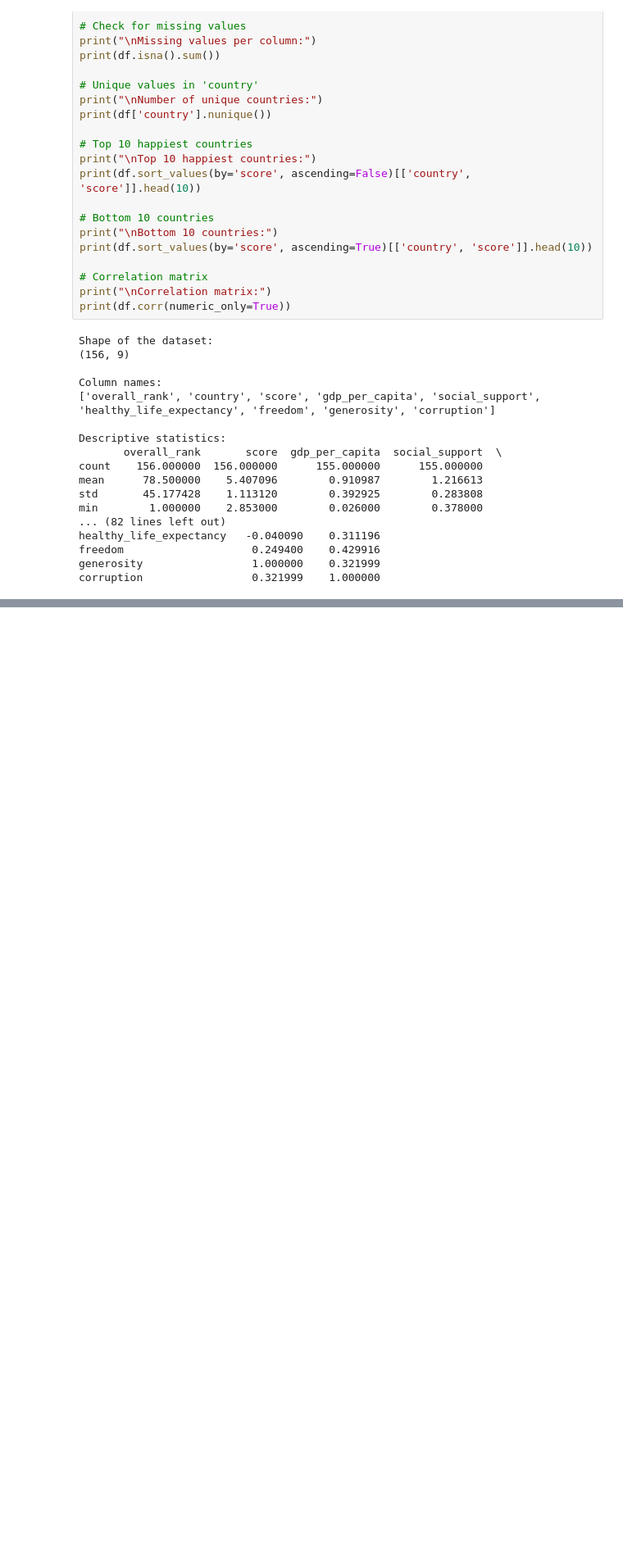
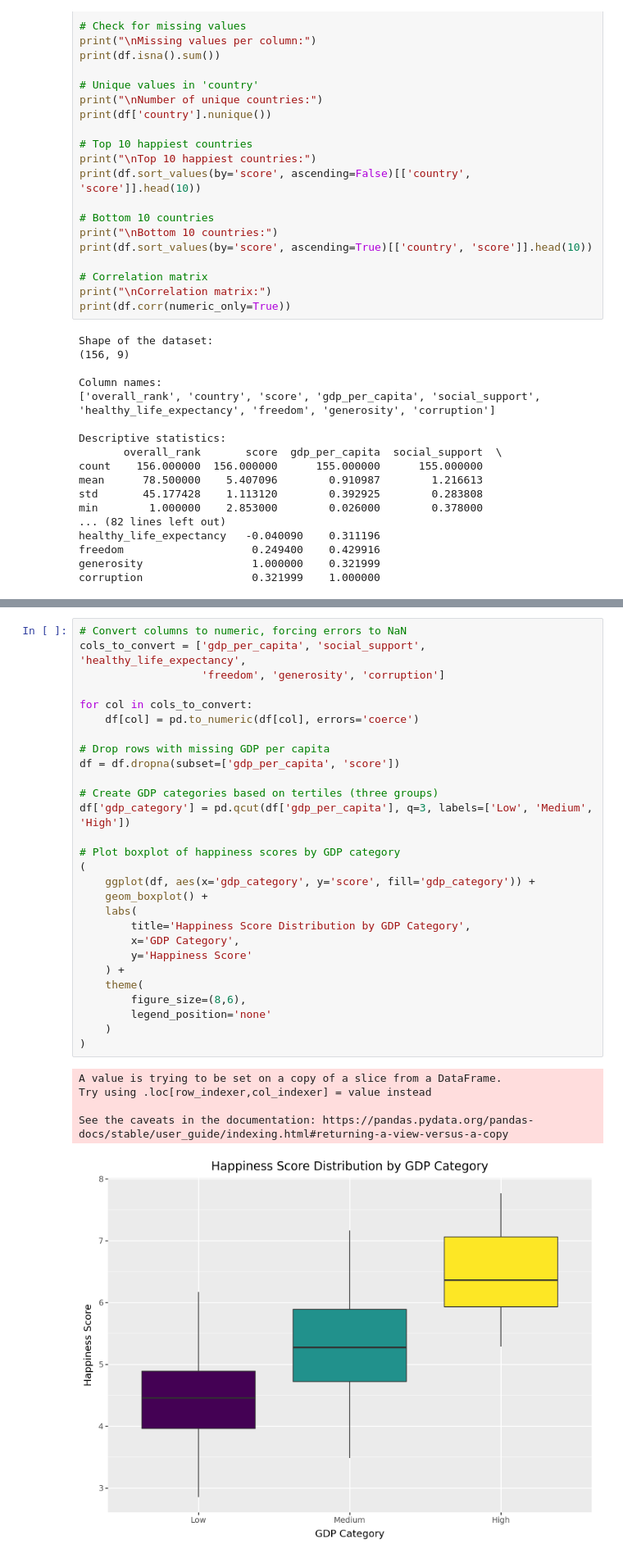
Before and after one commit to mila-klimovich/DI-Bootcamp, a Jupyter notebook: week10/day1/week10miniproject2.ipynb, the cells around one changed output, grey strips where cells are left out. Shown at 82% size. Cells and saved outputs as stored; diff of their text form; blank space fills up the shorter version.

```diff
--- a/week10/day1/week10miniproject2.ipynb
+++ b/week10/day1/week10miniproject2.ipynb
@@ -165,0 +208,34 @@ corruption                 0.321999    1.000000
+# %%
+# Convert columns to numeric, forcing errors to NaN
+cols_to_convert = ['gdp_per_capita', 'social_support', 'healthy_life_expectancy',
+                   'freedom', 'generosity', 'corruption']
+
+for col in cols_to_convert:
+    df[col] = pd.to_numeric(df[col], errors='coerce')
+
+# Drop rows with missing GDP per capita
+df = df.dropna(subset=['gdp_per_capita', 'score'])
+
+# Create GDP categories based on tertiles (three groups)
+df['gdp_category'] = pd.qcut(df['gdp_per_capita'], q=3, labels=['Low', 'Medium', 'High'])
+
+# Plot boxplot of happiness scores by GDP category
+(
+    ggplot(df, aes(x='gdp_category', y='score', fill='gdp_category')) +
+    geom_boxplot() +
+    labs(
+        title='Happiness Score Distribution by GDP Category',
+        x='GDP Category',
+        y='Happiness Score'
+    ) +
+    theme(
+        figure_size=(8,6),
+        legend_position='none'
+    )
+)
+# %% [output]
+A value is trying to be set on a copy of a slice from a DataFrame.
+Try using .loc[row_indexer,col_indexer] = value instead
+
+See the caveats in the documentation: https://pandas.pydata.org/pandas-docs/stable/user_guide/indexing.html#returning-a-view-versus-a-copy
+[figure, added]
```
Also changed, not shown: parts of 8 cells of this notebook.
